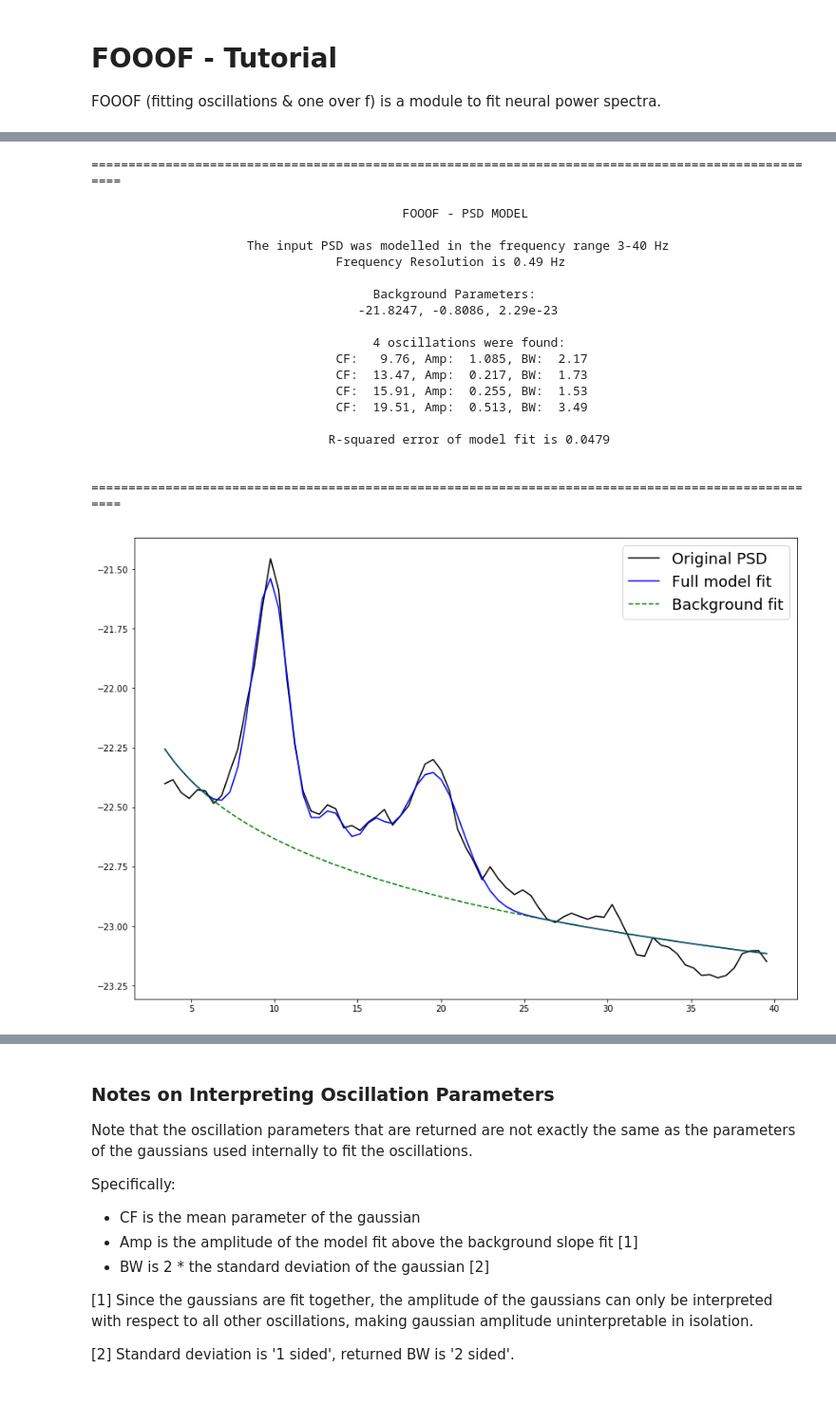
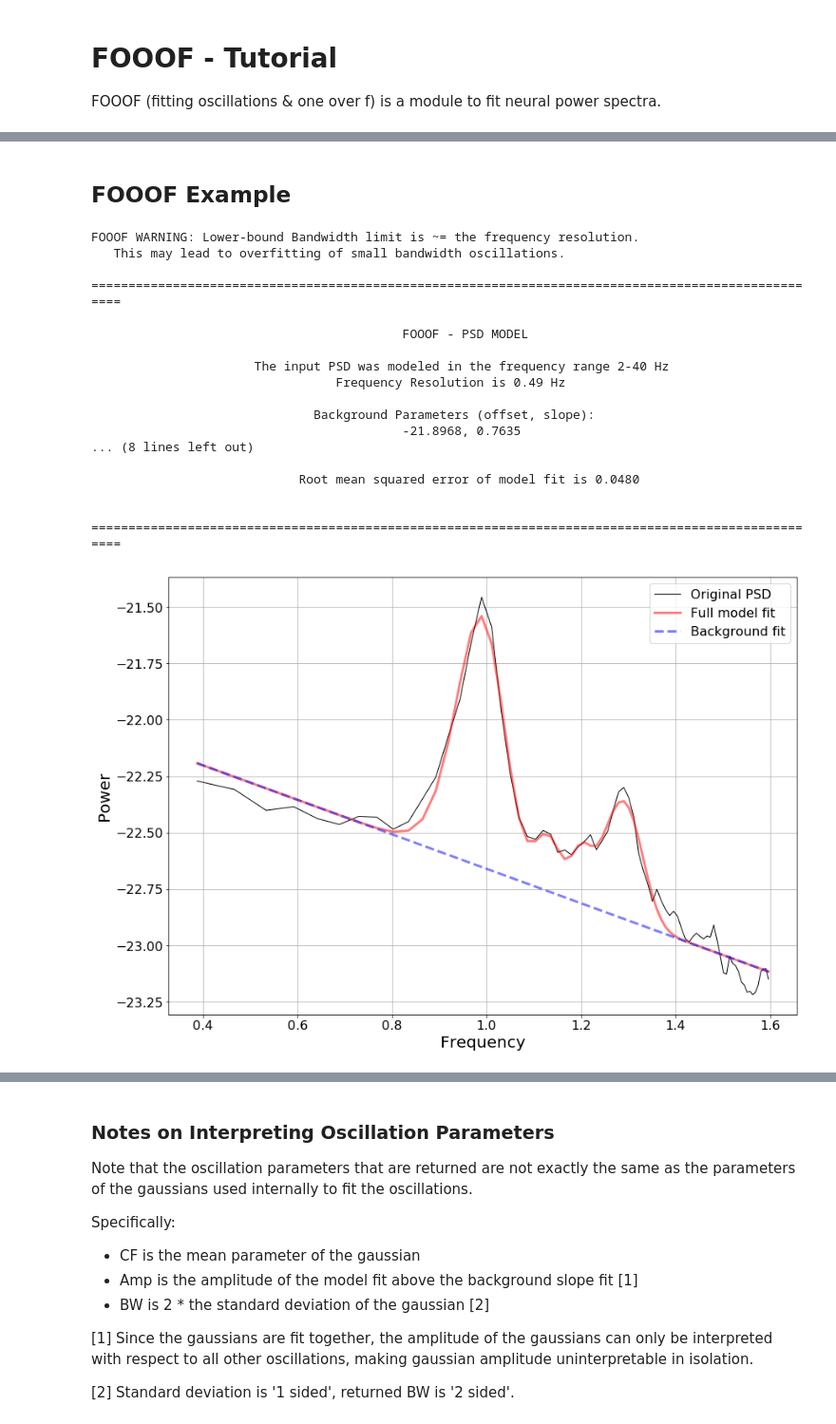
Before and after one commit to fooof-tools/fooof, a Jupyter notebook: tutorial/FOOOF_Tutorial.ipynb, the cells around one changed output, grey strips where cells are left out. Shown: that part at 95% size. Saved outputs shown, nothing was run; the diff lists cells and outputs as text; code cells hidden in the pictures; blank space fills up the shorter version.

```diff
--- a/tutorial/FOOOF_Tutorial.ipynb
+++ b/tutorial/FOOOF_Tutorial.ipynb
@@ -31,27 +67,35 @@ There are 2 main ways to fit the PSD model with FOOOF. Each method calls the sam
-# %%
-# Run FOOOF model - calculates model, plots, and prints parameters
-fm.model(freqs, psd, freq_range)
-# %% [output]
-====================================================================================================
-
-                                          FOOOF - PSD MODEL
-
-                     The input PSD was modelled in the frequency range 3-40 Hz
-                                 Frequency Resolution is 0.49 Hz
-
-                                      Background Parameters:
-                                    -21.8247, -0.8086, 2.29e-23
-
-                                      4 oscillations were found:
-                                 CF:   9.76, Amp:  1.085, BW:  2.17
-                                 CF:  13.47, Amp:  0.217, BW:  1.73
-                                 CF:  15.91, Amp:  0.255, BW:  1.53
-                                 CF:  19.51, Amp:  0.513, BW:  3.49
-
-                                R-squared error of model fit is 0.0479
-
- ====================================================================================================
-[figure, removed]
+# %% [markdown]
+## FOOOF Example
+# %%
+# Initialize FOOOF model
+fm = FOOOF()
+
+# Set the frequency range upon which to fit FOOOF
+freq_range = [2, 40]
+
+# Run FOOOF model - calculates model, plots, and prints parameters
+#  Calling model necessarily requires providing the frequency vector, psd data, and frequency range to fit
+#  You can also (optionally) specify whether to plot the result in log-log space (defaults to False: semi-log space)
+fm.model(freqs, psd, freq_range, plt_log=True)
+# %% [output]
+FOOOF WARNING: Lower-bound Bandwidth limit is ~= the frequency resolution.
+   This may lead to overfitting of small bandwidth oscillations.
+
+====================================================================================================
+
+                                          FOOOF - PSD MODEL
+
+                      The input PSD was modeled in the frequency range 2-40 Hz
+                                 Frequency Resolution is 0.49 Hz
+
+                              Background Parameters (offset, slope):
+                                          -21.8968, 0.7635
+... (8 lines left out)
+
+                            Root mean squared error of model fit is 0.0480
+
+ ====================================================================================================
+[figure, added]
 # %%
 # Alternatively, just fit the model with FOOOF.fit()
 fm.fit(freqs, psd, freq_range)
```
Also changed, not shown: parts of 19 cells of this notebook, 5 other files.
